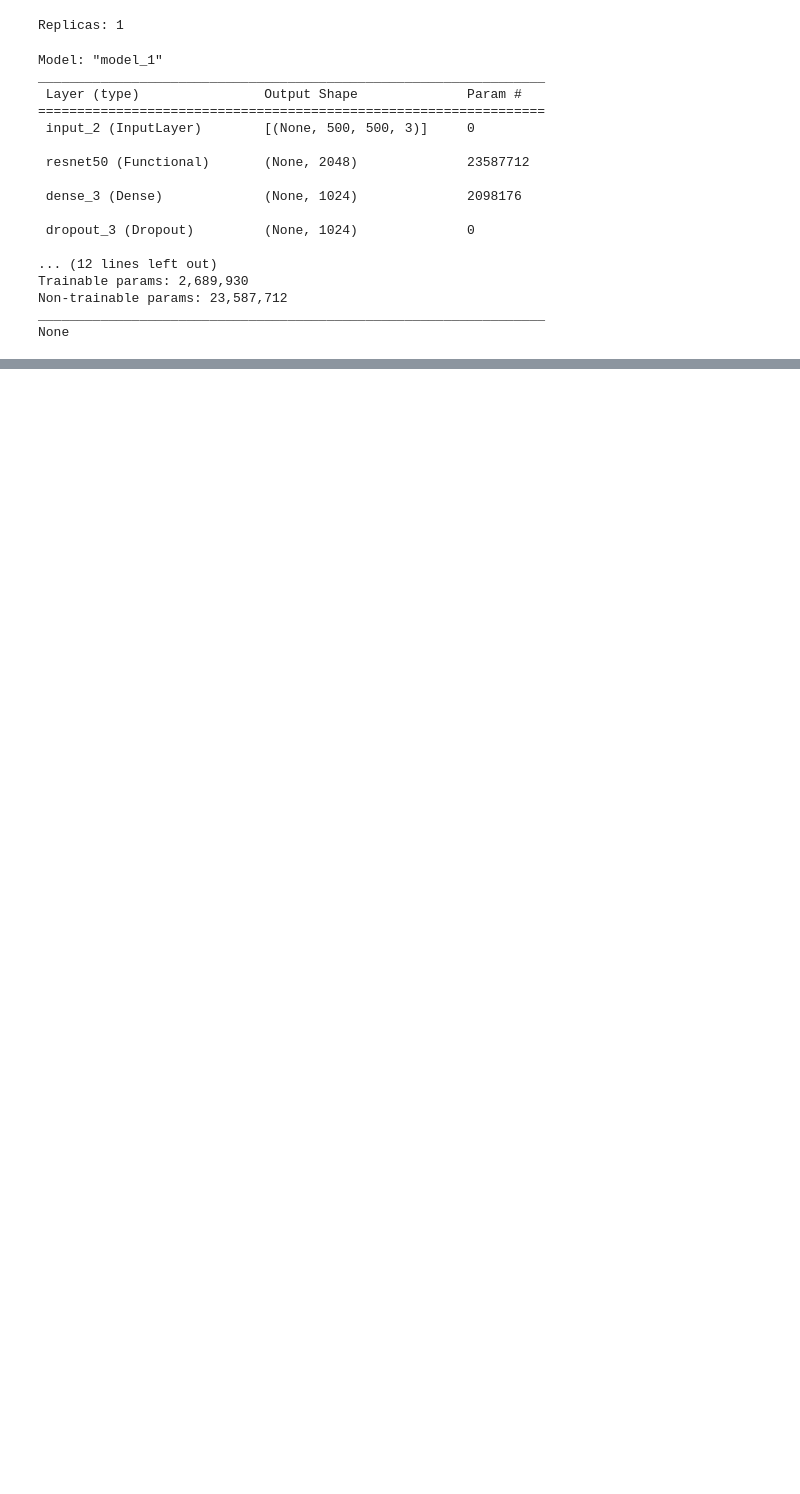
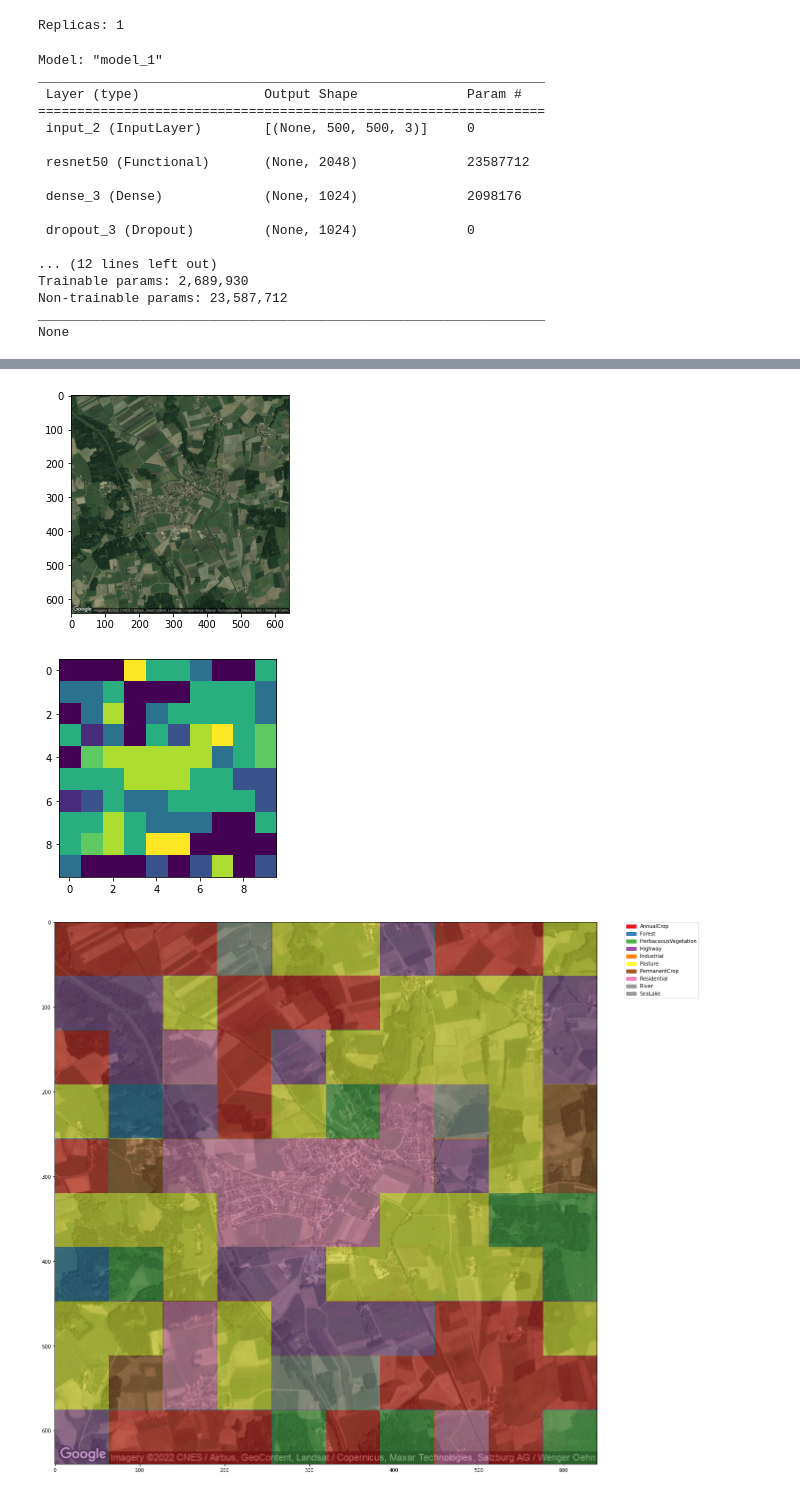
Before and after one commit to clarissanjani/aiaiay-tum-ai, a Jupyter notebook: eurosat_visualization.ipynb, the cells around one changed output, grey strips where cells are left out. Saved outputs shown, nothing was run; the diff lists cells and outputs as text; code cells hidden in the pictures; blank space fills up the shorter version.

Commit message:
better satelite images

```diff
--- a/eurosat_visualization.ipynb
+++ b/eurosat_visualization.ipynb
@@ -270,9 +299,9 @@ level_dict = {
   1  : 295828775.300000,
   0  : 591657550.500000
 }
+position = [47.990769, 12.004976]
 
-
-urlparams = urllib.parse.urlencode({'center': ','.join((str(48.1371079), str(11.5753822))),
+urlparams = urllib.parse.urlencode({'center': ','.join((str(position[0]), str(position[1]))),
                                       'zoom': 14,
                                       'size': '640x640',
                                       'maptype': 'satellite',
@@ -284,43 +313,43 @@ urlparams = urllib.parse.urlencode({'center': ','.join((str(48.1371079), str(11.
 url = 'http://maps.google.com/maps/api/staticmap?' + urlparams
 f=urllib.request.urlopen(url)
 response = requests.get(url)
 im=Image.open(io.BytesIO(response.content))
 im.save('pic.png')
 x = Image.open('pic.png')
 plt.imshow(im)
 plt.show()
 image = im.convert("RGB")
 image = np.asarray(image, dtype=np.uint8)
 image = image[:, :, :3]
 t = [0 for x in range(100)]
 for i, (x, y, window) in enumerate(sliding_window(image, stepSize=64, windowSize=(64, 64))):
   t[i] = np.argmax(model.predict(window[np.newaxis, :]), axis=-1)
 
 import cv2
 
-k_small = np.array(t).reshape(10, 10)
+k_small = np.array(t).flatten().reshape(10, 10)
 plt.imshow(k_small)
 plt.show()
-# k = Image.fromarray((k).astype(np.uint8))
-# gray = cv2.cvtColor(np.float32(imgUMat), cv2.COLOR_RGB2GRAY)
+
 k = cv2.resize(k_small,(640,640),fx=0, fy=0, interpolation = cv2.INTER_NEAREST)
-# image = t.convert("RGB")
-# image_new = np.asarray(k, dtype=np.uint8)
-# image = image[:, :]/
+
 import matplotlib.patches as mpatches
 fig, ax = plt.subplots(figsize=(20, 20))
 ax.imshow(image)
 im = ax.imshow(k, alpha=0.5, cmap='Set1')
 values = np.unique(k.ravel())
 colors = [ im.cmap(im.norm(value)) for value in range(10)]
-# create a patch (proxy artist) for every color
+
 patches = [ mpatches.Patch(color=colors[i], label=l)  for i, l in enumerate(labels) ]
-# put those patched as legend-handles into the legend
+
 plt.legend(handles=patches, bbox_to_anchor=(1.05, 1), loc=2, borderaxespad=0. )
 
-# plt.grid(True)
-# plt.show()
+
 plt.show()
+# %% [output]
+[figure, added]
+[figure, added]
+[figure, added]
 # %%
 from coordinate_helpers import G_LatLng, getCorners
 
```
Also changed, not shown: parts of 16 cells of this notebook.
